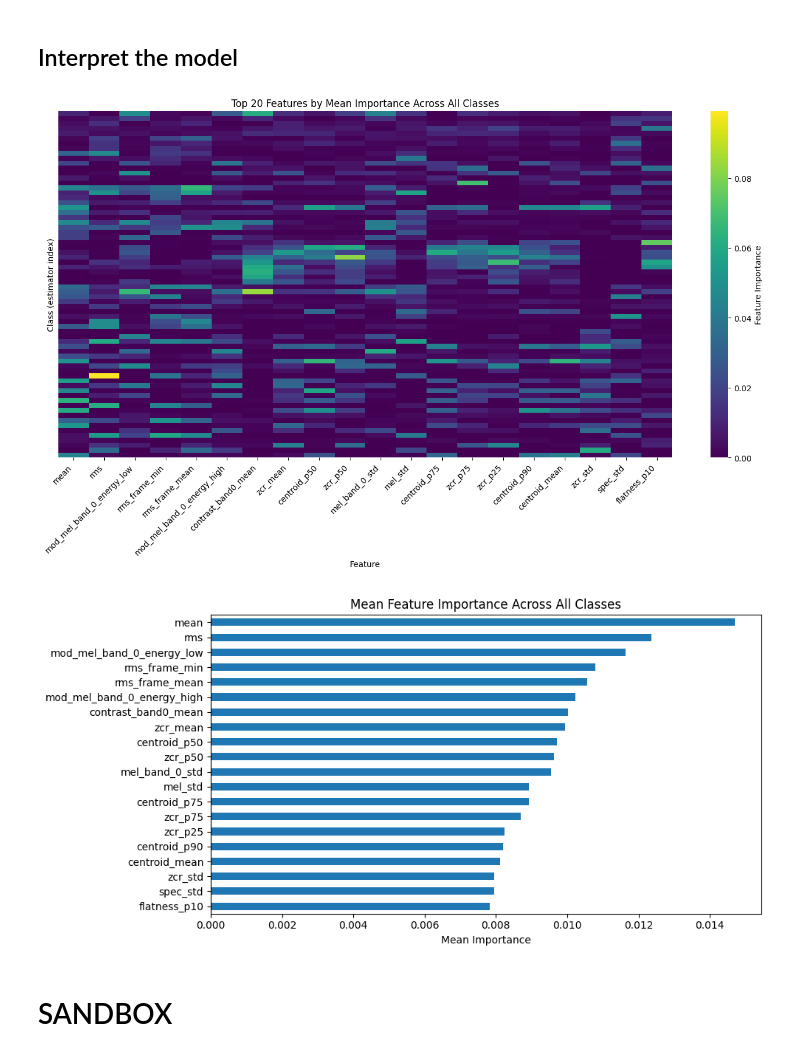
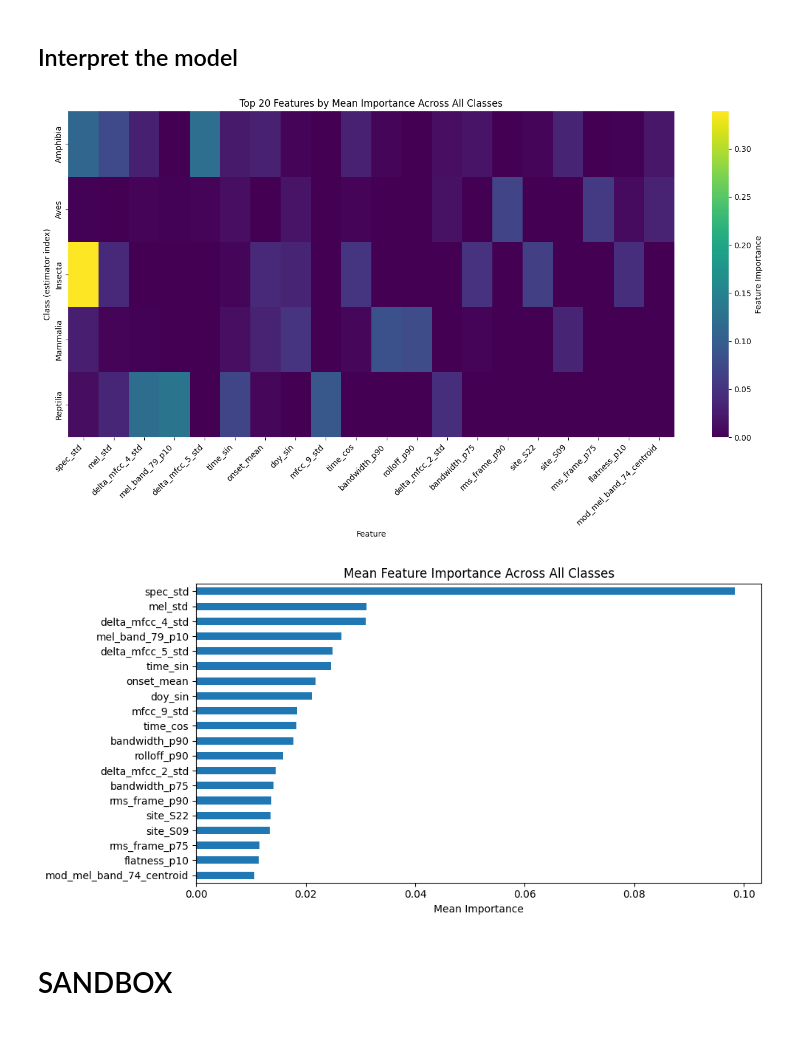
Before and after one commit to vlad-antipin/bioacoustic-species-detection, a Jupyter notebook: notebooks/04-fit_models.ipynb, the cells around one changed output. Cells and saved outputs as stored; diff of their text form; code cells hidden in the pictures.

Commit message:
fix duplicates in soundscapes; consider site and time of recording; start smoothing proba

```diff
--- a/notebooks/04-fit_models.ipynb
+++ b/notebooks/04-fit_models.ipynb
@@ -47,6 +47,14 @@ think about chunking the audio, tuning the threshold for ech class
 # %%
 data_train = load_results("features", "data_train")
 data_train_soundscapes = load_results("features", "data_train_soundscapes")
+
+AUGMENT_WITH_TIME = True
+AUGMENT_WITH_SITES = True
+
+if AUGMENT_WITH_TIME:
+    data_train_soundscapes["X"] = augment_temporal_features(data_train_soundscapes["X"])
+if AUGMENT_WITH_SITES:
+    data_train_soundscapes["X"] = augment_sites(data_train_soundscapes["X"])
 # %% [markdown]
 Note that it doesn't make much sense to validate on iNat or XC data, since it's of different format than test soundscapes.
 # %%
@@ -59,9 +67,10 @@ X_train, X_test, y_class_train, y_class_test, y_primary_train, y_primary_test =
         FIT_MODE,
         test_size=0.2,
         random_state=41,
+        rare_first=False
     )
 )
-CLASSIFIER = Classifier.RF
+CLASSIFIER = Classifier.XGBOOST
 # %% [markdown]
 ## Predict class
 
@@ -216,16 +230,16 @@ LRAP:          0.6170
 # %% [markdown]
 ## Interpret the model
 # %%
-pipeline = pipeline_baseline
+pipeline = pipeline_class
 class_names = y_class_train.columns
 primary_names = y_primary_train.columns
 df_importance = get_feature_importance(pipeline, class_names)
 TOP_N = 20
 viz.plot_importance_heatmap(df_importance, top_n=TOP_N)
 viz.plot_importance_mean(df_importance, top_n=TOP_N)
 # %% [output]
-[figure, old version]
+[figure, new version]
-[figure, old version]
+[figure, new version]
 # %% [markdown]
 # SANDBOX
 # %%
```
Also changed, not shown: parts of 7 cells of this notebook, 16 other files.
